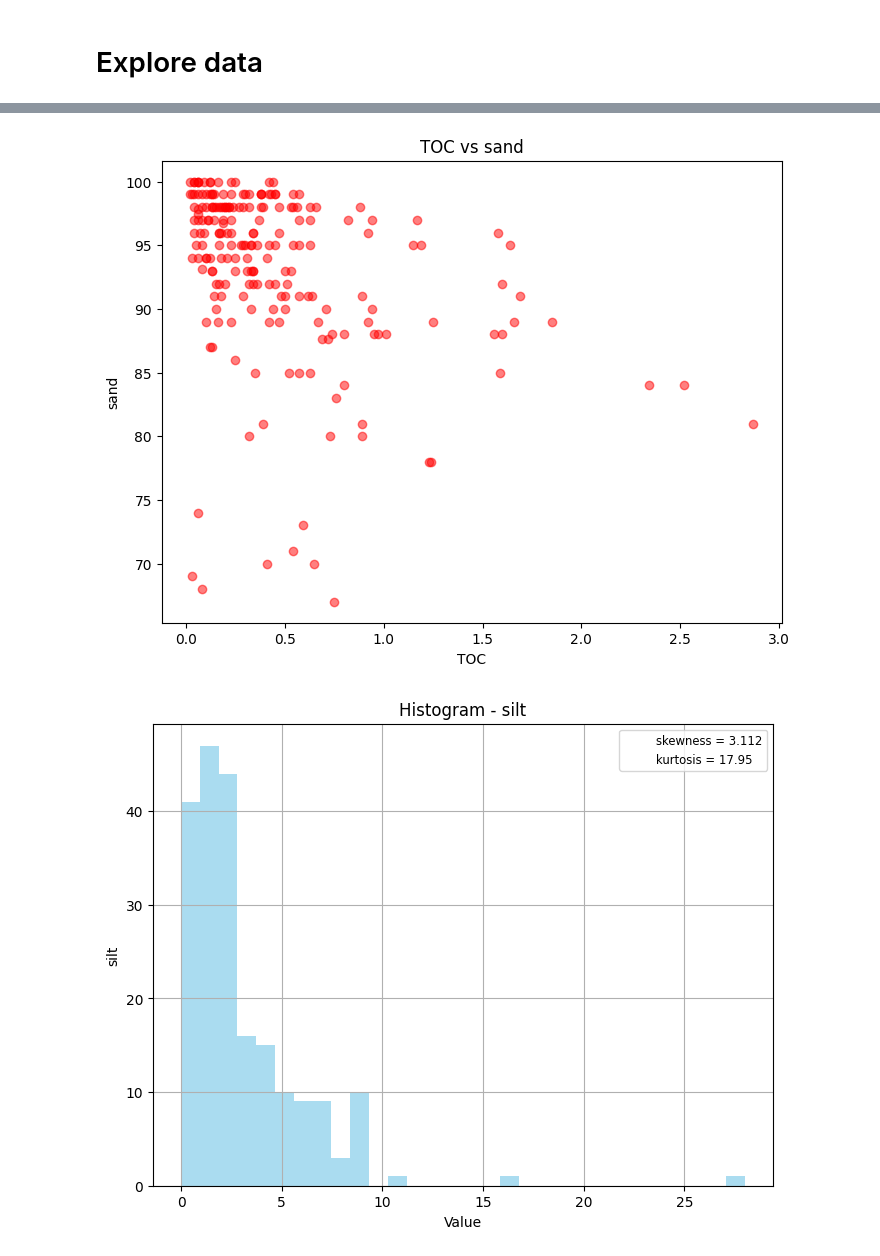
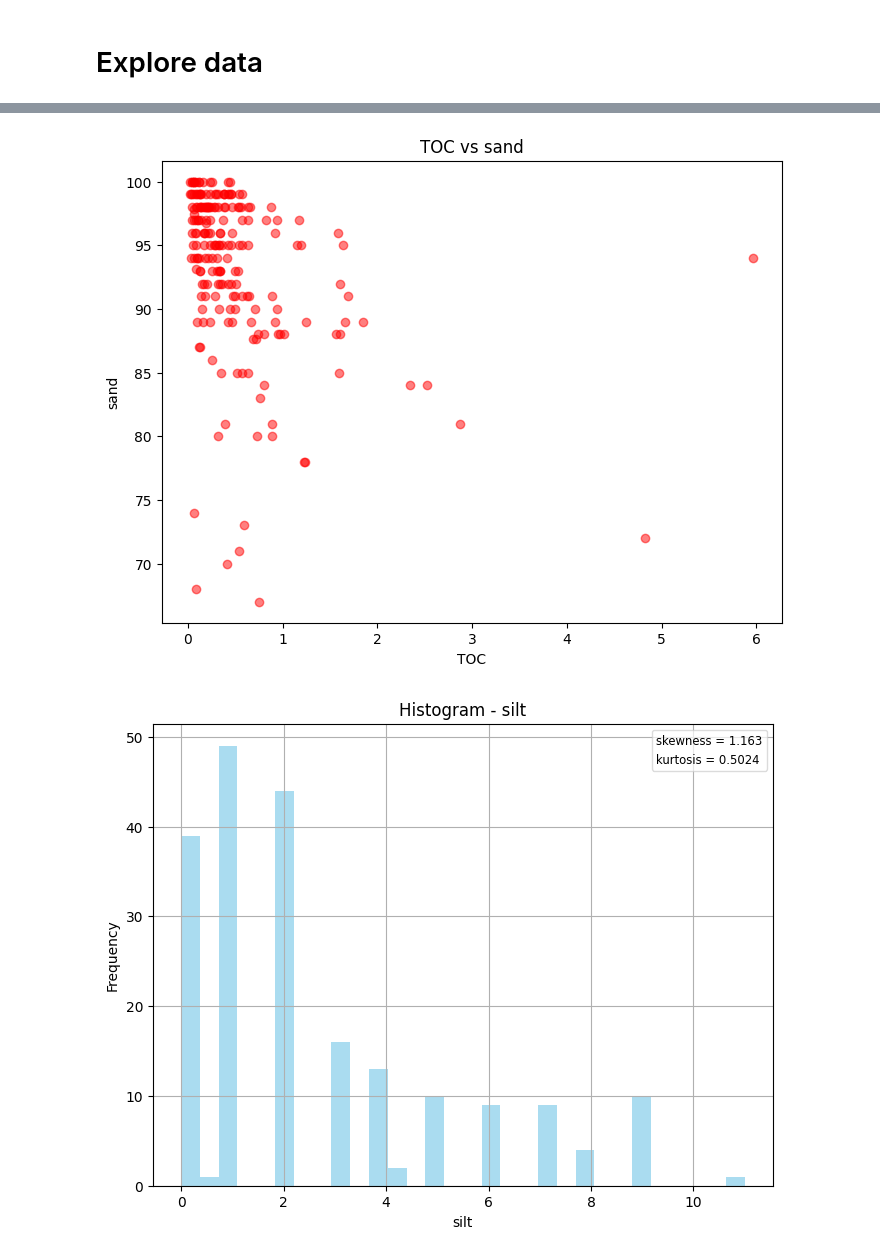
Before and after one commit to reutkeller/ML_projects, a Jupyter notebook: nbs/data_exploration.ipynb, the cells around one changed output, grey strips where cells are left out. Drawn from its saved outputs; the diff is of its cells as text; code cells hidden in the pictures.

```diff
--- a/nbs/data_exploration.ipynb
+++ b/nbs/data_exploration.ipynb
@@ -62,19 +62,14 @@ class DataExploration():
 
 
     plt.title(CONST.TITLE_HIST + col_name)
-    plt.xlabel(CONST.X_LABEL_HIST)
-    plt.ylabel(col_name)
+    plt.xlabel(col_name)
+    plt.ylabel(CONST.Y_LABEL_HIST)
     plt.grid(CONST.TO_GRID)
 
 
     # Calculate skewness and kurtosis
     skewness = self.df[col_name].skew()
     kurtosis = self.df[col_name].kurtosis()
-
-    # # Add skewness and kurtosis to the plot
-    # plt.text(0.95, 0.95, f'Skewness: {skewness:.2f}', fontsize=12)
-    # plt.text(0.90, 0.90, f'Kurtosis: {kurtosis:.2f}', fontsize=12)
-    # plt.show()
 
     # create a list with two empty handles (or more if needed)
     handles = [mpl_patches.Rectangle((0, 0), 1, 1, fc="white", ec="white",
@@ -108,7 +103,7 @@ class DataExploration():
     # Show plot
     plt.show()
 # %%
-instance = DataExploration(path_to_data= r"D:\git\ML_projects\nbs\data\resampled_sen2_v1.csv",
+instance = DataExploration(path_to_data= r"D:\git\ML_projects\nbs\data\resampled_sen2_v2.csv",
                            cols_for_analysis = ['TOC' ,'sand','silt','clay'],
                            gt_col= "TOC")
 # %% [output]
@@ -118,2 +113,2 @@ instance = DataExploration(path_to_data= r"D:\git\ML_projects\nbs\data\resampled
-[figure, old version]
+[figure, new version]
-[figure, old version]
+[figure, new version]
```
Also changed, not shown: parts of 3 cells of this notebook, 5 other files.
